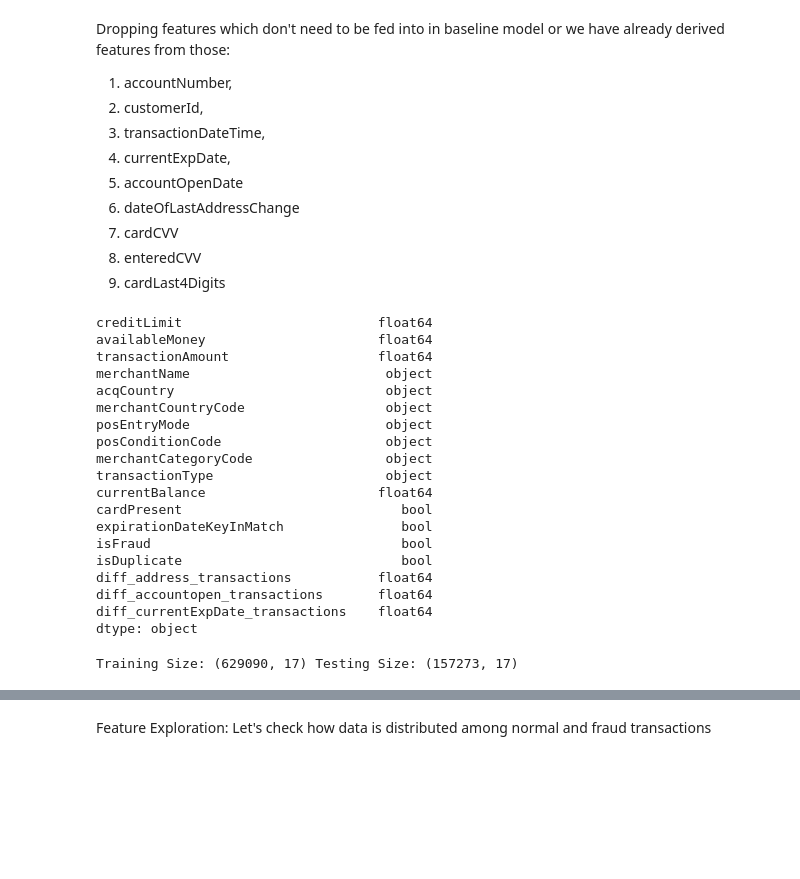
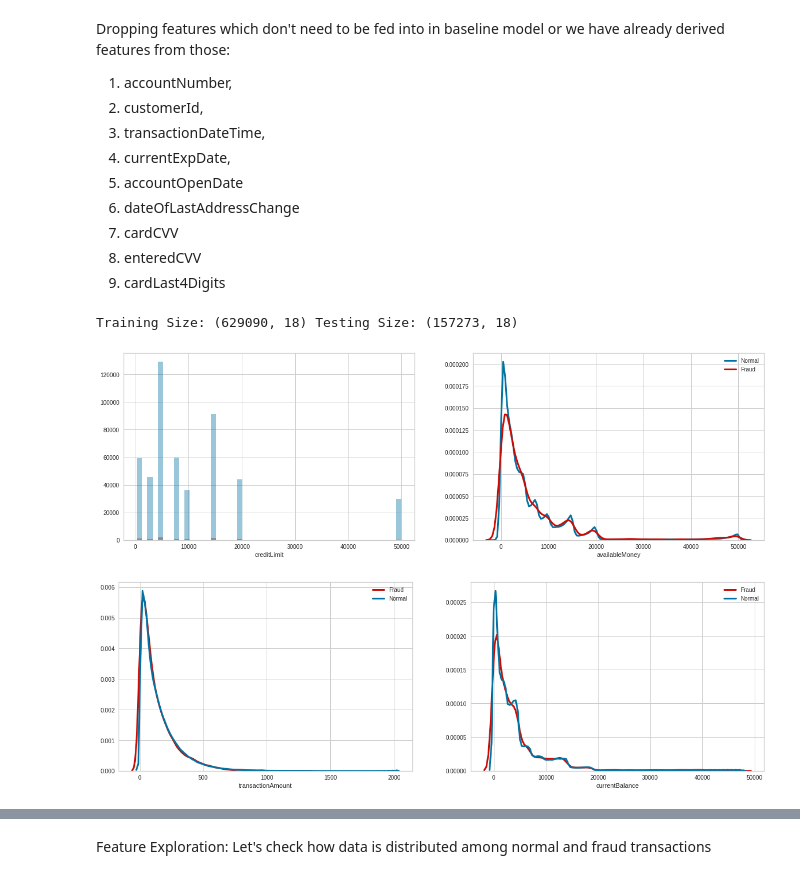
Before and after one commit to analystanand/Machine-Learning, a Jupyter notebook: Card_Transactions.ipynb, the cells around one changed output, grey strips where cells are left out. Drawn from its saved outputs; the diff is of its cells as text; code cells hidden in the pictures; blank space fills up the shorter version.

```diff
--- a/Card_Transactions.ipynb
+++ b/Card_Transactions.ipynb
@@ -257,25 +257,4 @@ Dropping features which don't need to be fed into in baseline model or we have a
 8. enteredCVV
 9. cardLast4Digits
 # %%
-transactions_df = transactions_df.drop(["accountNumber","customerId","transactionDateTime","currentExpDate","accountOpenDate","dateOfLastAddressChange","cardCVV","enteredCVV","cardLast4Digits","transaction_id"],axis=1)
-transactions_df.dtypes
+transactions_df = transactions_df.drop(["accountNumber","customerId","transactionDateTime","currentExpDate","accountOpenDate","dateOfLastAddressChange","cardCVV","enteredCVV","cardLast4Digits",],axis=1)
-# %% [output]
-creditLimit                         float64
-availableMoney                      float64
-transactionAmount                   float64
-merchantName                         object
-acqCountry                           object
-merchantCountryCode                  object
-posEntryMode                         object
-posConditionCode                     object
-merchantCategoryCode                 object
-transactionType                      object
-currentBalance                      float64
-cardPresent                            bool
-expirationDateKeyInMatch               bool
-isFraud                                bool
-isDuplicate                            bool
-diff_address_transactions           float64
-diff_accountopen_transactions       float64
-diff_currentExpDate_transactions    float64
-dtype: object
@@ -288,9 +261,35 @@ y = transactions_df['isFraud']
+# %%
+X_data = transactions_df.drop('isFraud', axis=1)
+y_label = transactions_df['isFraud']
 # %%
 le = LabelEncoder()
-label_encoder = le.fit(y)
-y = label_encoder.transform(y)
-X_train, X_test, y_train, y_test = train_test_split(X, y, test_size=0.2,stratify=y)
+label_encoder = le.fit(y_label)
+y_label = label_encoder.transform(y_label)
+X_train, X_test, y_train, y_test = train_test_split(X_data, y_label, test_size=0.2,stratify=y_label)
 
 print("Training Size:",X_train.shape,"Testing Size:",X_test.shape)
 # %% [output]
-Training Size: (629090, 17) Testing Size: (157273, 17)
+Training Size: (629090, 18) Testing Size: (157273, 18)
+# %%
+train_df = X_train.copy()
+train_df["isFraud"] = pd.Series(le.inverse_transform(y_train))
+# %%
+f, axes = plt.subplots(1,2, figsize=(20, 6), sharex=False)
+sns.distplot(train_df[train_df['isFraud']==True]["creditLimit"],hist=True,kde=False,color="r",label='Fraud',ax=axes[0])
+sns.distplot(train_df[train_df['isFraud']==False]['creditLimit'],hist=True,kde=False,color="b",label='Normal',ax=axes[0])
+sns.distplot(train_df[train_df['isFraud']==False]['availableMoney'],hist=False,kde=True,color="b",label='Normal',kde_kws={"color": "b", "lw": 3, "label": "KDE"},ax=axes[1])
+sns.distplot(train_df[train_df['isFraud']==True]["availableMoney"],hist=False,kde=True,color="r",label='Fraud',kde_kws={"color": "r", "lw": 3, "label": "KDE"},ax=axes[1])
+plt.legend()
+plt.show()
+# %% [output]
+[figure, added]
+# %%
+f, axes = plt.subplots(1,2, figsize=(20, 6), sharex=False)
+sns.distplot(train_df[train_df['isFraud']==True]["transactionAmount"],hist=False,kde=True,color="r",label='Fraud',kde_kws={"color": "r", "lw": 3, "label": "KDE"},ax=axes[0])
+sns.distplot(train_df[train_df['isFraud']==False]['transactionAmount'],hist=False,kde=True,color="b",label='Normal',kde_kws={"color": "b", "lw": 3, "label": "KDE"},ax=axes[0])
+sns.distplot(train_df[train_df['isFraud']==True]["currentBalance"],hist=False,kde=True,color="r",label='Fraud',kde_kws={"color": "r", "lw": 3, "label": "KDE"},ax=axes[1])
+sns.distplot(train_df[train_df['isFraud']==False]['currentBalance'],hist=False,kde=True,color="b",label='Normal',kde_kws={"color": "b", "lw": 3, "label": "KDE"},ax=axes[1])
+plt.legend()
+plt.show()
+# %% [output]
+[figure, added]
```
Also changed, not shown: parts of 38 cells of this notebook.
